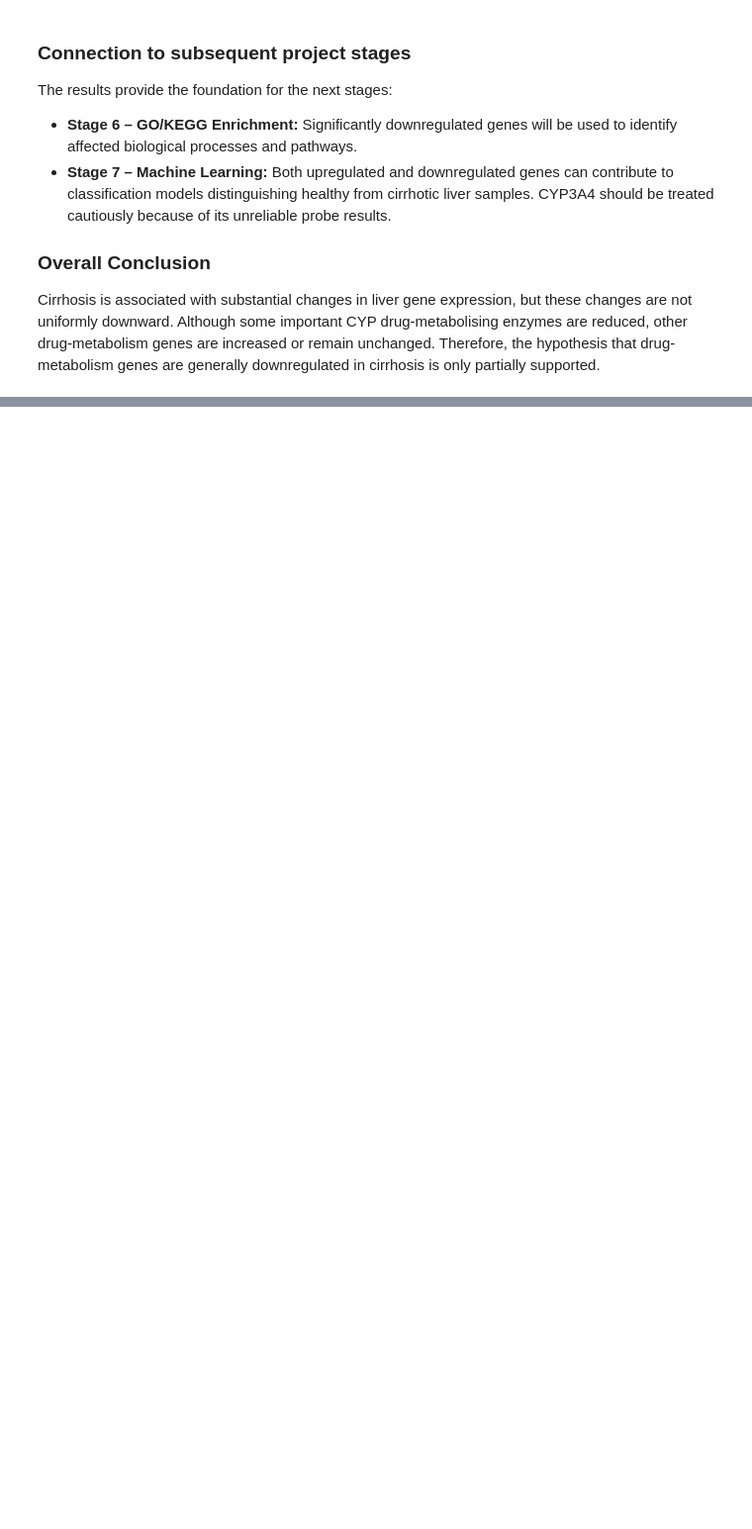
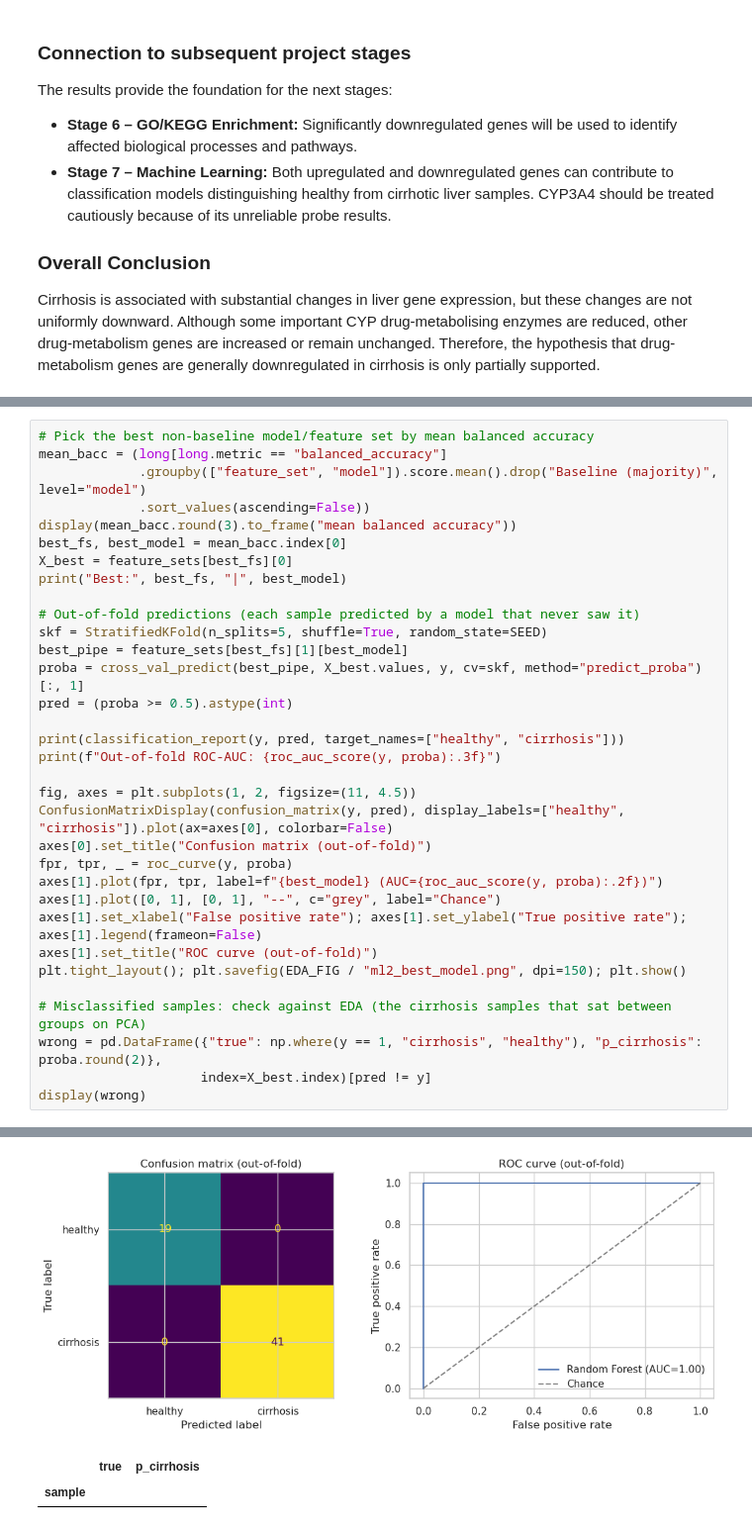
Before and after one commit to Jimmy-szn/cirrhosis-cyp-expression, a Jupyter notebook: notebooks/main.ipynb, the cells around one changed output, grey strips where cells are left out. Shown at 99% size. Cells and saved outputs as stored; diff of their text form; blank space fills up the shorter version.

```diff
--- a/notebooks/main.ipynb
+++ b/notebooks/main.ipynb
@@ -918,0 +1014,34 @@ Cirrhosis is associated with substantial changes in liver gene expression, but t
+# %%
+# Pick the best non-baseline model/feature set by mean balanced accuracy
+mean_bacc = (long[long.metric == "balanced_accuracy"]
+             .groupby(["feature_set", "model"]).score.mean().drop("Baseline (majority)", level="model")
+             .sort_values(ascending=False))
+display(mean_bacc.round(3).to_frame("mean balanced accuracy"))
+best_fs, best_model = mean_bacc.index[0]
+X_best = feature_sets[best_fs][0]
+print("Best:", best_fs, "|", best_model)
+
+# Out-of-fold predictions (each sample predicted by a model that never saw it)
+skf = StratifiedKFold(n_splits=5, shuffle=True, random_state=SEED)
+best_pipe = feature_sets[best_fs][1][best_model]
+proba = cross_val_predict(best_pipe, X_best.values, y, cv=skf, method="predict_proba")[:, 1]
+pred = (proba >= 0.5).astype(int)
+
+print(classification_report(y, pred, target_names=["healthy", "cirrhosis"]))
+print(f"Out-of-fold ROC-AUC: {roc_auc_score(y, proba):.3f}")
+
+fig, axes = plt.subplots(1, 2, figsize=(11, 4.5))
+ConfusionMatrixDisplay(confusion_matrix(y, pred), display_labels=["healthy", "cirrhosis"]).plot(ax=axes[0], colorbar=False)
+axes[0].set_title("Confusion matrix (out-of-fold)")
+fpr, tpr, _ = roc_curve(y, proba)
+axes[1].plot(fpr, tpr, label=f"{best_model} (AUC={roc_auc_score(y, proba):.2f})")
+axes[1].plot([0, 1], [0, 1], "--", c="grey", label="Chance")
+axes[1].set_xlabel("False positive rate"); axes[1].set_ylabel("True positive rate"); axes[1].legend(frameon=False)
+axes[1].set_title("ROC curve (out-of-fold)")
+plt.tight_layout(); plt.savefig(EDA_FIG / "ml2_best_model.png", dpi=150); plt.show()
+
+# Misclassified samples: check against EDA (the cirrhosis samples that sat between groups on PCA)
+wrong = pd.DataFrame({"true": np.where(y == 1, "cirrhosis", "healthy"), "p_cirrhosis": proba.round(2)},
+                     index=X_best.index)[pred != y]
+display(wrong)
+# %% [output]
@@ -918,0 +1069,3 @@ Cirrhosis is associated with substantial changes in liver gene expression, but t
+[figure, added]
+|  | true | p_cirrhosis |
+| sample |  |  |
```
Also changed, not shown: parts of 18 cells of this notebook, 15 other files.
